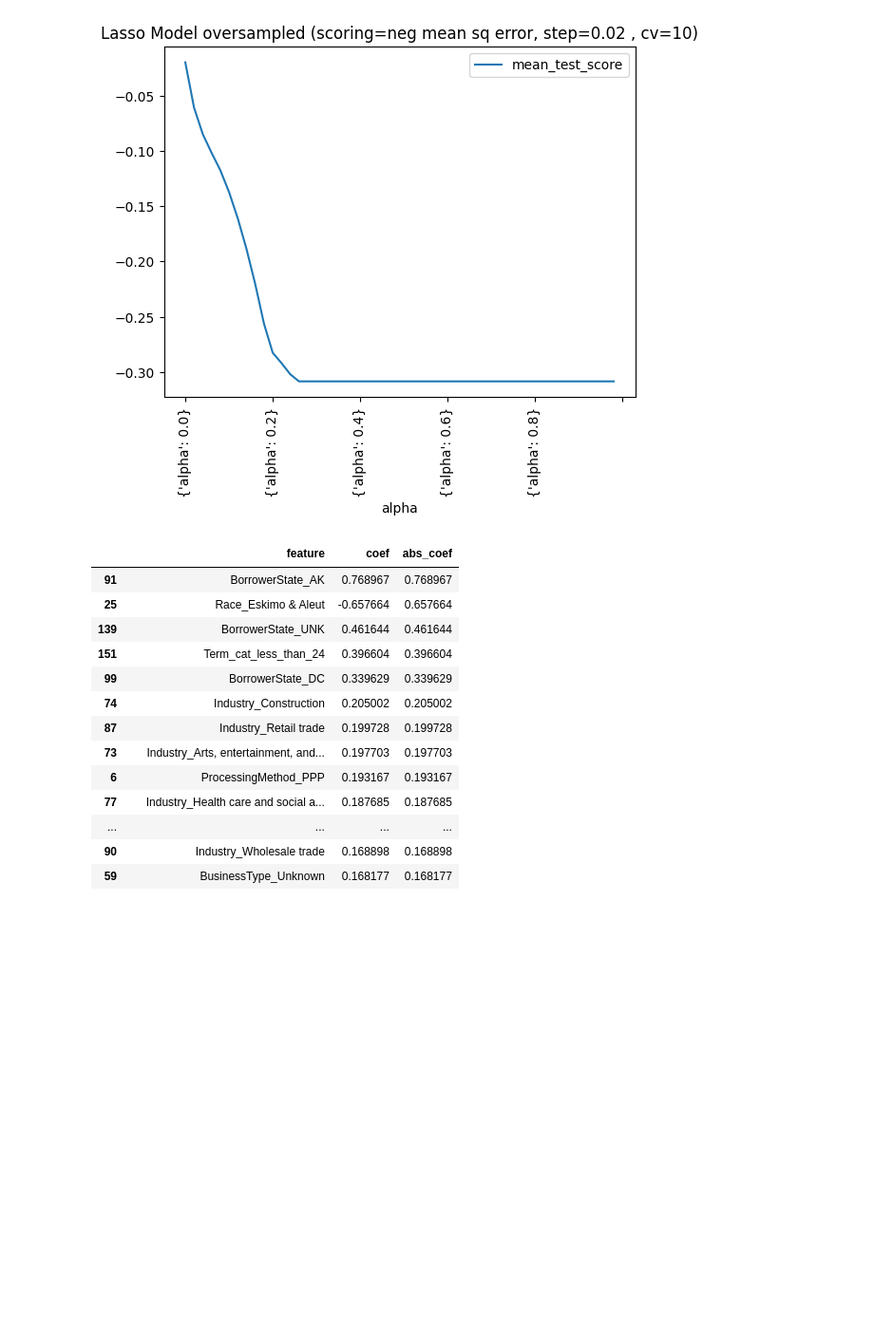
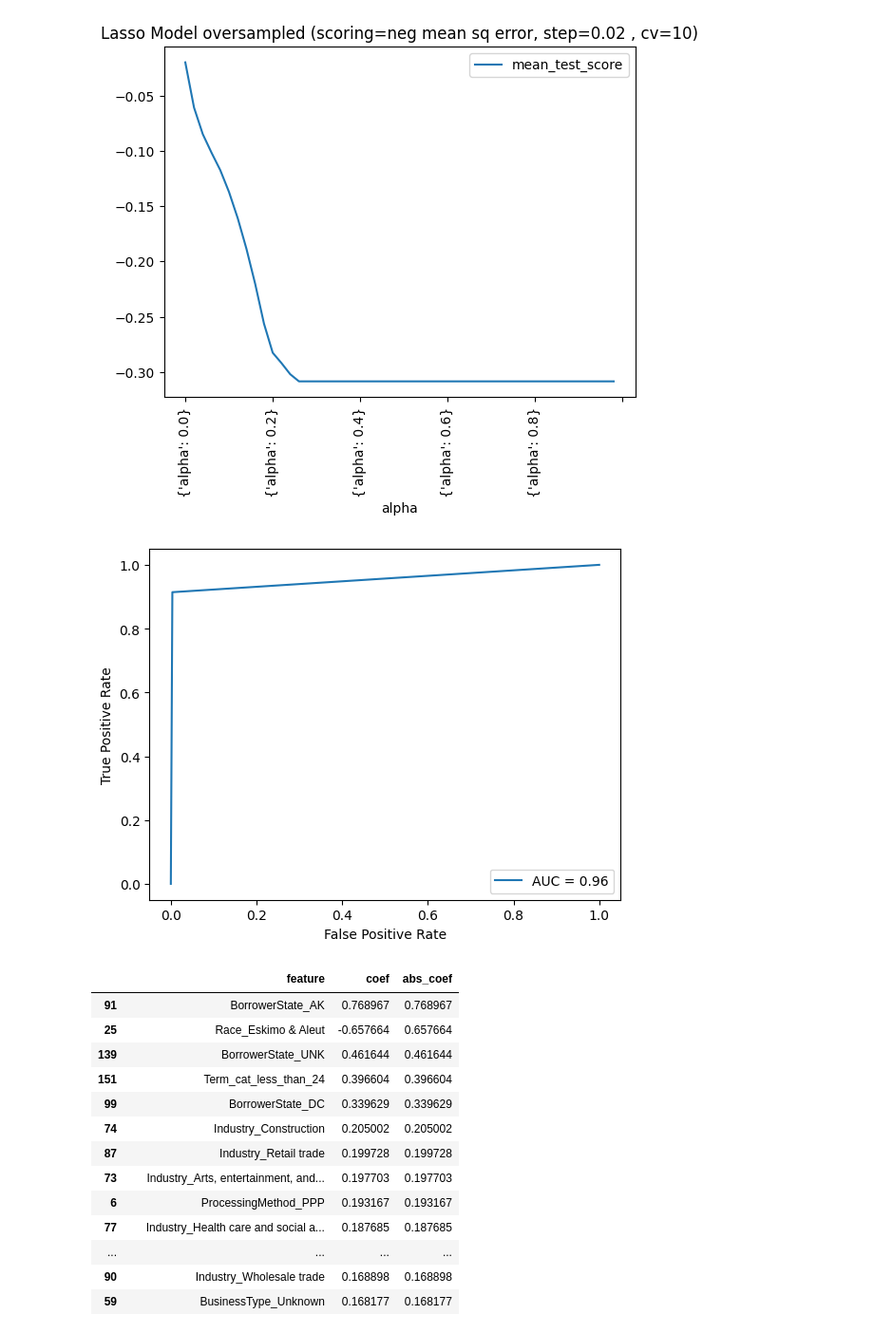
Before and after one commit to SongaZonga/ppp_fraud_pred, a Jupyter notebook: ridge_classifier_and_lasso/ridgeclassification_lasso_models.ipynb, the cells around one changed output. Shown: that part at 95% size. Saved outputs shown, nothing was run; the diff lists cells and outputs as text; code cells hidden in the pictures; blank space fills up the shorter version.

```diff
--- a/ridge_classifier_and_lasso/ridgeclassification_lasso_models.ipynb
+++ b/ridge_classifier_and_lasso/ridgeclassification_lasso_models.ipynb
@@ -749,6 +727,10 @@ plt.xlabel('alpha')
 plt.show()
 # %% [output]
 [figure]
+# %%
+plot_score_roc_auc(y_pred_binary)
+# %% [output]
+[figure, added]
 # %%
 # top 20 feature coefficients
 feature_coef = pd.DataFrame({'feature':lasso_model1.feature_names_in_,'coef':lasso_model1.best_estimator_.coef_})
```
Also changed, not shown: parts of 15 cells of this notebook, 5 other files.
